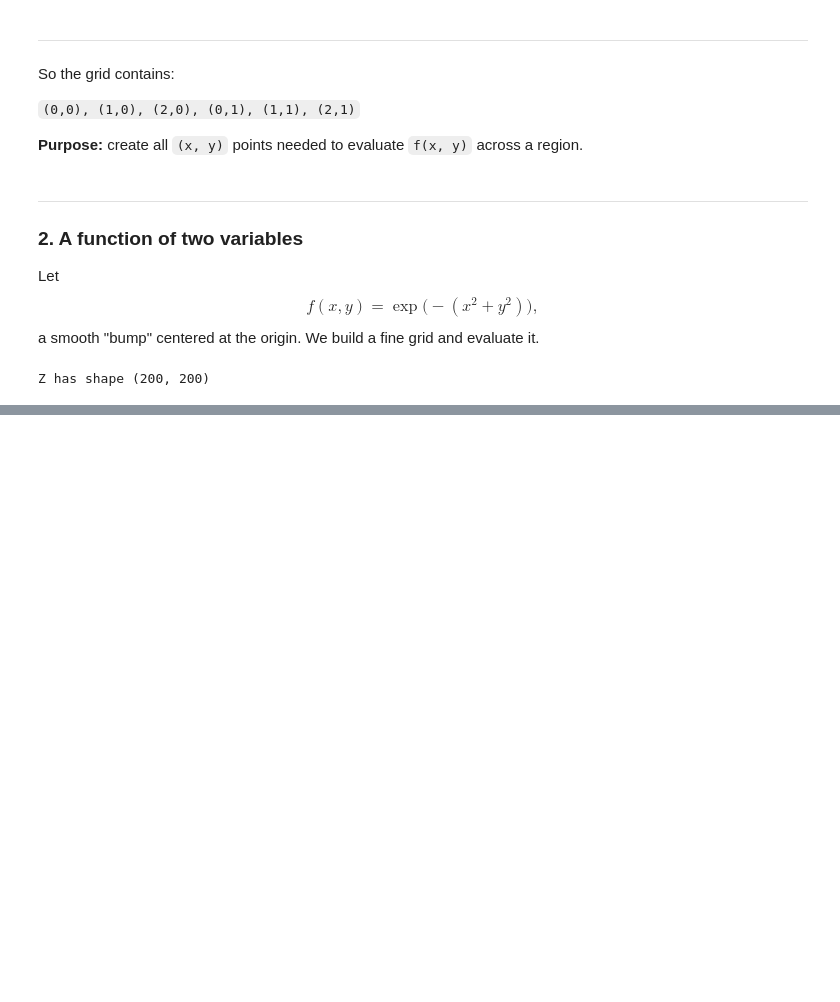
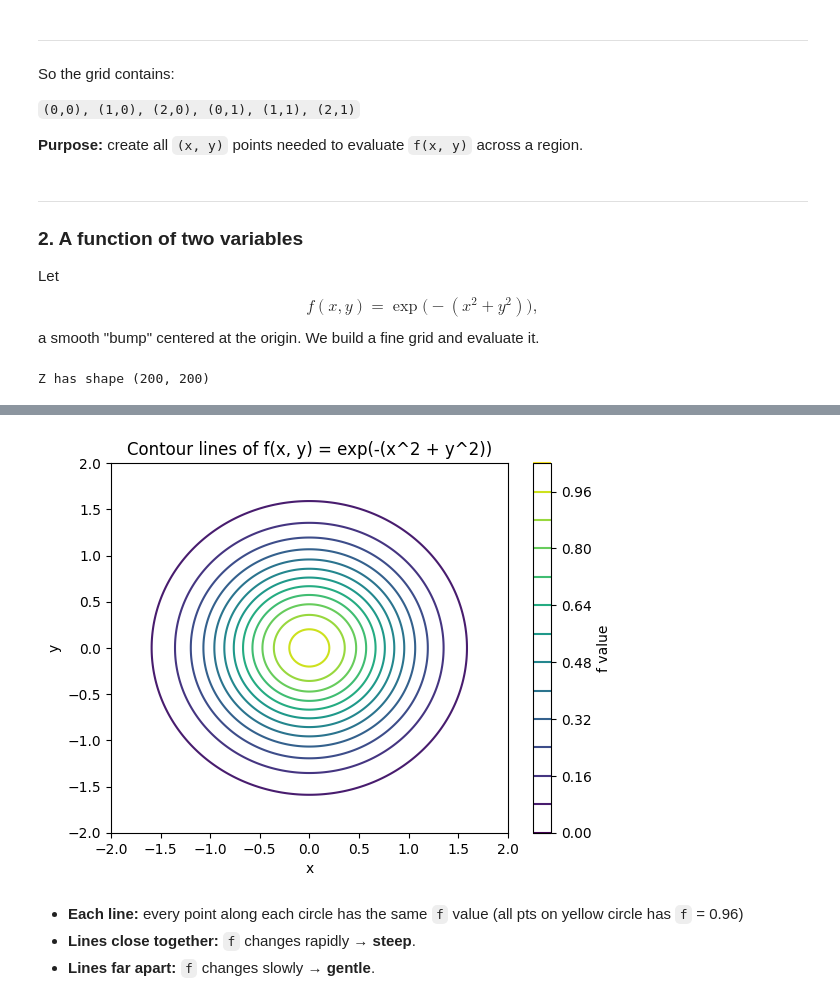
Before and after one commit to JayZeus999/Math-For-ML, a Jupyter notebook: cto-school/02b_surfaces_contours_fields.ipynb, the cells around one changed output, grey strips where cells are left out. Cells and saved outputs as stored; diff of their text form; code cells hidden in the pictures; blank space fills up the shorter version.

Commit message:
Plot contour lines

```diff
--- a/cto-school/02b_surfaces_contours_fields.ipynb
+++ b/cto-school/02b_surfaces_contours_fields.ipynb
@@ -61,0 +68,13 @@ Z has shape (200, 200)
+# %%
+plt.contour(X, Y, Z, levels=12)
+plt.title("Contour lines of f(x, y) = exp(-(x^2 + y^2))")
+plt.xlabel("x"), plt.ylabel("y")
+plt.axis("equal")
+plt.colorbar(label="f value")
+plt.show()
+# %% [output]
+[figure, added]
+# %% [markdown]
+* **Each line:** every point along each circle has the same `f` value (all pts on yellow circle has `f` = 0.96)
+* **Lines close together:** `f` changes rapidly → **steep**.
+* **Lines far apart:** `f` changes slowly → **gentle**.
```
Also changed, not shown: parts of 1 cell of this notebook.
